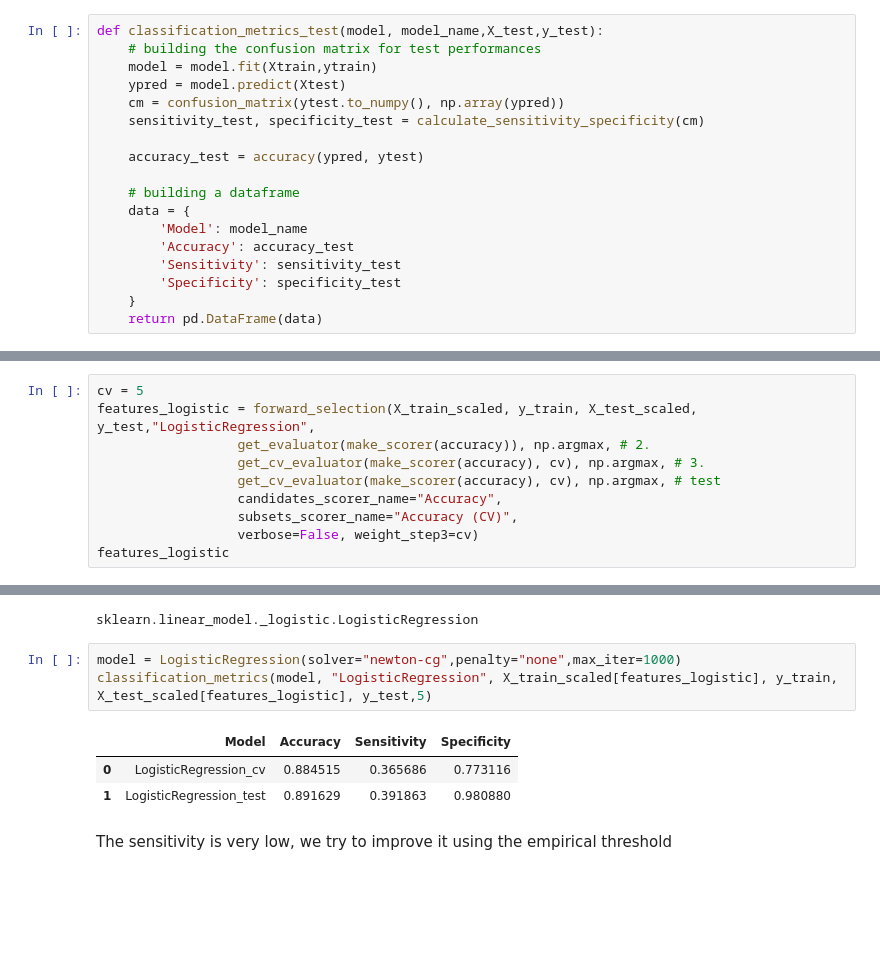
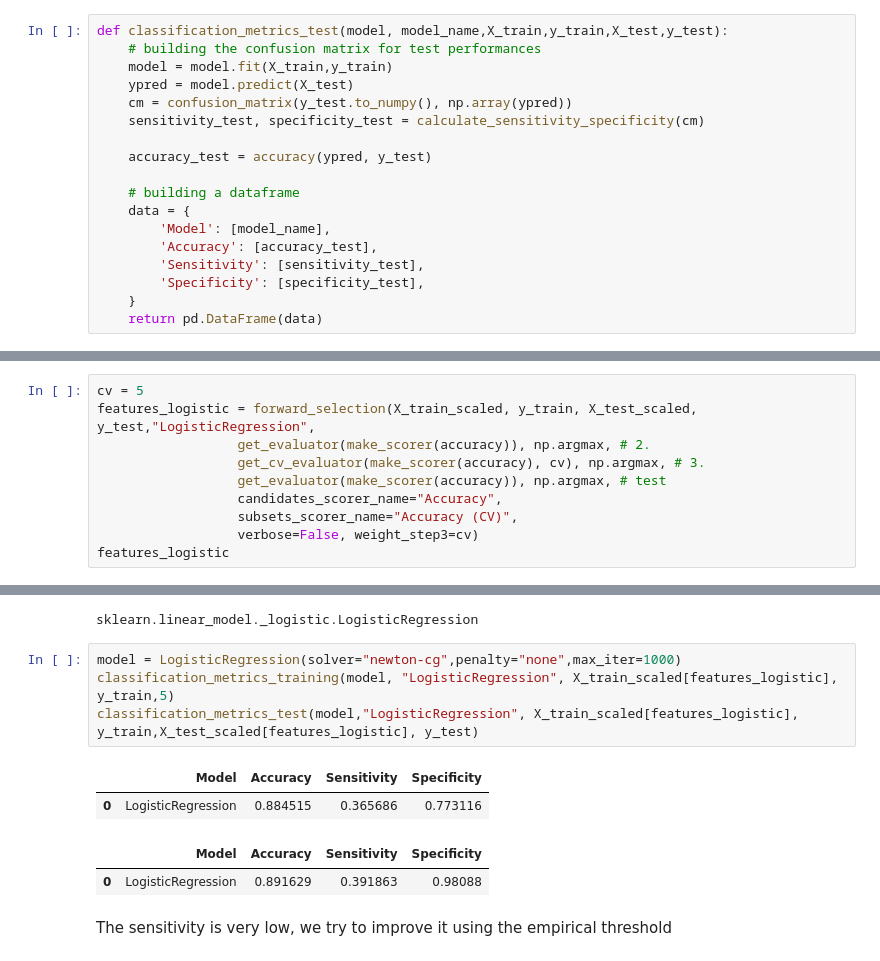
Before and after one commit to sararesta/ML-Homework, a Jupyter notebook: Classification-Copy1.ipynb, the cells around one changed output, grey strips where cells are left out. Saved outputs shown, nothing was run; the diff lists cells and outputs as text; blank space fills up the shorter version.

```diff
--- a/Classification-Copy1.ipynb
+++ b/Classification-Copy1.ipynb
@@ -279,23 +282,23 @@ def classification_metrics_training(model, model_name, X_train, y_train, cv):
     }
     return pd.DataFrame(data)
-# %%
-def classification_metrics_test(model, model_name,X_test,y_test):
-    # building the confusion matrix for test performances
-    model = model.fit(Xtrain,ytrain)
-    ypred = model.predict(Xtest)
-    cm = confusion_matrix(ytest.to_numpy(), np.array(ypred))
-    sensitivity_test, specificity_test = calculate_sensitivity_specificity(cm)
-
-    accuracy_test = accuracy(ypred, ytest)
-
-    # building a dataframe
-    data = {
-        'Model': model_name
-        'Accuracy': accuracy_test
-        'Sensitivity': sensitivity_test
-        'Specificity': specificity_test
-    }
-    return pd.DataFrame(data)
+# %%
+def classification_metrics_test(model, model_name,X_train,y_train,X_test,y_test):
+    # building the confusion matrix for test performances
+    model = model.fit(X_train,y_train)
+    ypred = model.predict(X_test)
+    cm = confusion_matrix(y_test.to_numpy(), np.array(ypred))
+    sensitivity_test, specificity_test = calculate_sensitivity_specificity(cm)
+
+    accuracy_test = accuracy(ypred, y_test)
+
+    # building a dataframe
+    data = {
+        'Model': [model_name],
+        'Accuracy': [accuracy_test],
+        'Sensitivity': [sensitivity_test],
+        'Specificity': [specificity_test],
+    }
+    return pd.DataFrame(data)
 # %%
 from sklearn.metrics import accuracy_score, precision_score, recall_score, f1_score
 def classification_metrics_empirical_threshold(model, model_name, X_train, y_train, X_test, y_test):
@@ -357,7 +360,7 @@ cv = 5
 features_logistic = forward_selection(X_train_scaled, y_train, X_test_scaled, y_test,"LogisticRegression",
                   get_evaluator(make_scorer(accuracy)), np.argmax, # 2.
                   get_cv_evaluator(make_scorer(accuracy), cv), np.argmax, # 3.
-                  get_cv_evaluator(make_scorer(accuracy), cv), np.argmax, # test
+                  get_evaluator(make_scorer(accuracy)), np.argmax, # test
                   candidates_scorer_name="Accuracy",
                   subsets_scorer_name="Accuracy (CV)",
                   verbose=False, weight_step3=cv)
@@ -390,11 +393,13 @@ type(ypred)
 sklearn.linear_model._logistic.LogisticRegression
 # %%
 model = LogisticRegression(solver="newton-cg",penalty="none",max_iter=1000)
-classification_metrics(model, "LogisticRegression", X_train_scaled[features_logistic], y_train, X_test_scaled[features_logistic], y_test,5)
+classification_metrics_training(model, "LogisticRegression", X_train_scaled[features_logistic], y_train,5)
+classification_metrics_test(model,"LogisticRegression", X_train_scaled[features_logistic], y_train,X_test_scaled[features_logistic], y_test)
 # %% [output]
 |  | Model | Accuracy | Sensitivity | Specificity |
-| 0 | LogisticRegression_cv | 0.884515 | 0.365686 | 0.773116 |
-| 1 | LogisticRegression_test | 0.891629 | 0.391863 | 0.980880 |
+| 0 | LogisticRegression | 0.884515 | 0.365686 | 0.773116 |
+|  | Model | Accuracy | Sensitivity | Specificity |
+| 0 | LogisticRegression | 0.891629 | 0.391863 | 0.98088 |
 # %% [markdown]
 The sensitivity is very low, we try to improve it using the empirical threshold
 # %%
```
Also changed, not shown: parts of 13 cells of this notebook.
